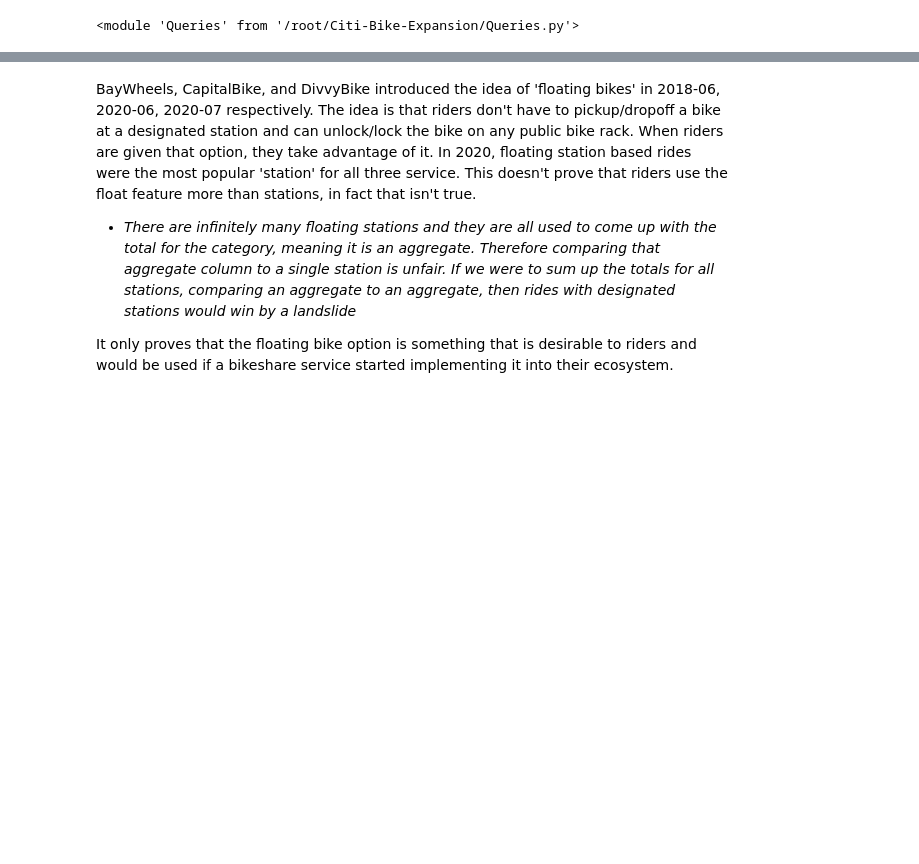
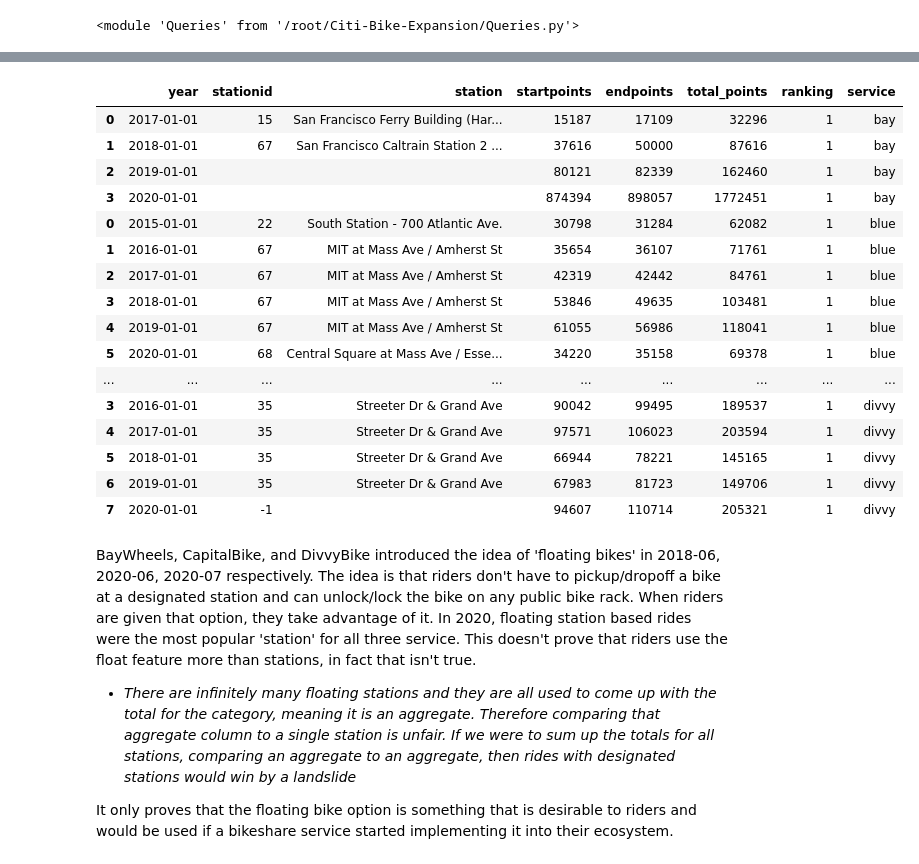
Before and after one commit to Williamdst/Bike-Share-USA, a Jupyter notebook: III_EDA.ipynb, the cells around one changed output, grey strips where cells are left out. Drawn from its saved outputs; the diff is of its cells as text; code cells hidden in the pictures; blank space fills up the shorter version.

```diff
--- a/III_EDA.ipynb
+++ b/III_EDA.ipynb
@@ -306,3 +295,23 @@ by_rank_df.get_group(1)
+# %%
+most_popular
+# %% [output]
+|  | year | stationid | station | startpoints | endpoints | total_points | ranking | service |
+| 0 | 2017-01-01 | 15 | San Francisco Ferry Building (Har... | 15187 | 17109 | 32296 | 1 | bay |
+| 1 | 2018-01-01 | 67 | San Francisco Caltrain Station 2 ... | 37616 | 50000 | 87616 | 1 | bay |
+| 2 | 2019-01-01 |  |  | 80121 | 82339 | 162460 | 1 | bay |
+| 3 | 2020-01-01 |  |  | 874394 | 898057 | 1772451 | 1 | bay |
+| 0 | 2015-01-01 | 22 | South Station - 700 Atlantic Ave. | 30798 | 31284 | 62082 | 1 | blue |
+| 1 | 2016-01-01 | 67 | MIT at Mass Ave / Amherst St | 35654 | 36107 | 71761 | 1 | blue |
+| 2 | 2017-01-01 | 67 | MIT at Mass Ave / Amherst St | 42319 | 42442 | 84761 | 1 | blue |
+| 3 | 2018-01-01 | 67 | MIT at Mass Ave / Amherst St | 53846 | 49635 | 103481 | 1 | blue |
+| 4 | 2019-01-01 | 67 | MIT at Mass Ave / Amherst St | 61055 | 56986 | 118041 | 1 | blue |
+| 5 | 2020-01-01 | 68 | Central Square at Mass Ave / Esse... | 34220 | 35158 | 69378 | 1 | blue |
+| ... | ... | ... | ... | ... | ... | ... | ... | ... |
+| 3 | 2016-01-01 | 35 | Streeter Dr & Grand Ave | 90042 | 99495 | 189537 | 1 | divvy |
+| 4 | 2017-01-01 | 35 | Streeter Dr & Grand Ave | 97571 | 106023 | 203594 | 1 | divvy |
+| 5 | 2018-01-01 | 35 | Streeter Dr & Grand Ave | 66944 | 78221 | 145165 | 1 | divvy |
+| 6 | 2019-01-01 | 35 | Streeter Dr & Grand Ave | 67983 | 81723 | 149706 | 1 | divvy |
+| 7 | 2020-01-01 | -1 |  | 94607 | 110714 | 205321 | 1 | divvy |
 # %% [markdown]
 BayWheels, CapitalBike, and DivvyBike introduced the idea of 'floating bikes' in 2018-06, 2020-06, 2020-07 respectively. The idea is that riders don't have to pickup/dropoff a bike at a designated station and can unlock/lock the bike on any public bike rack. When riders are given that option, they take advantage of it. In 2020, floating station based rides were the most popular 'station' for all three service. This doesn't prove that riders use the float feature more than stations, in fact that isn't true.
 
```
Also changed, not shown: parts of 25 cells of this notebook, 1 other file.
